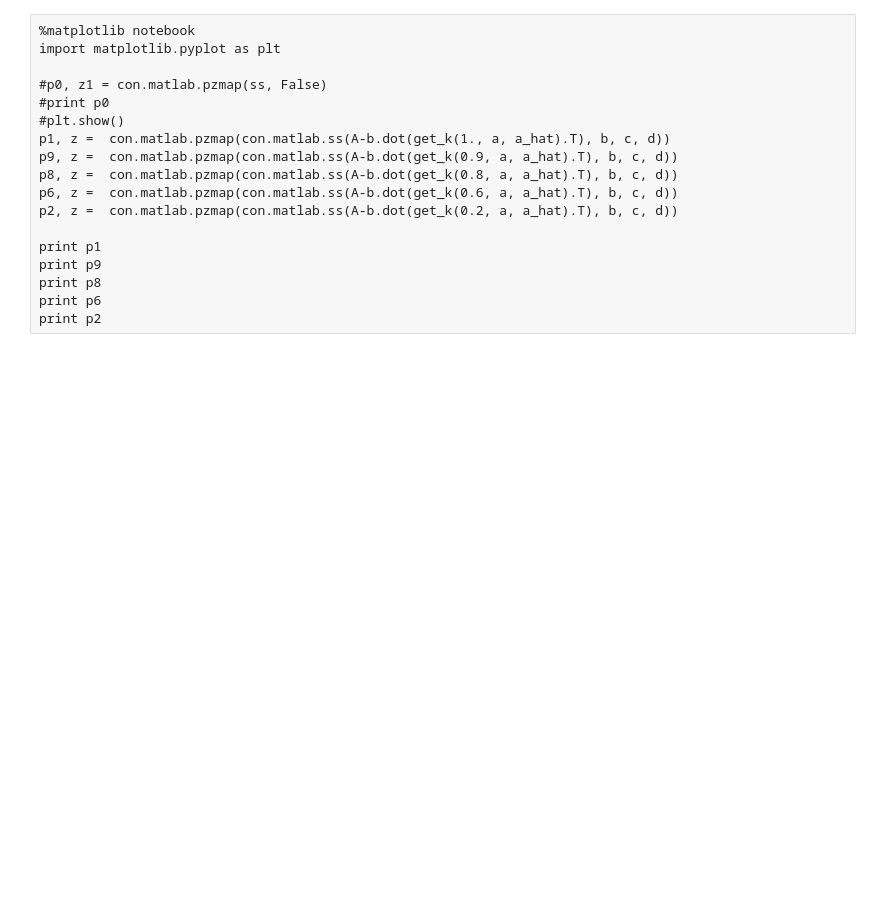
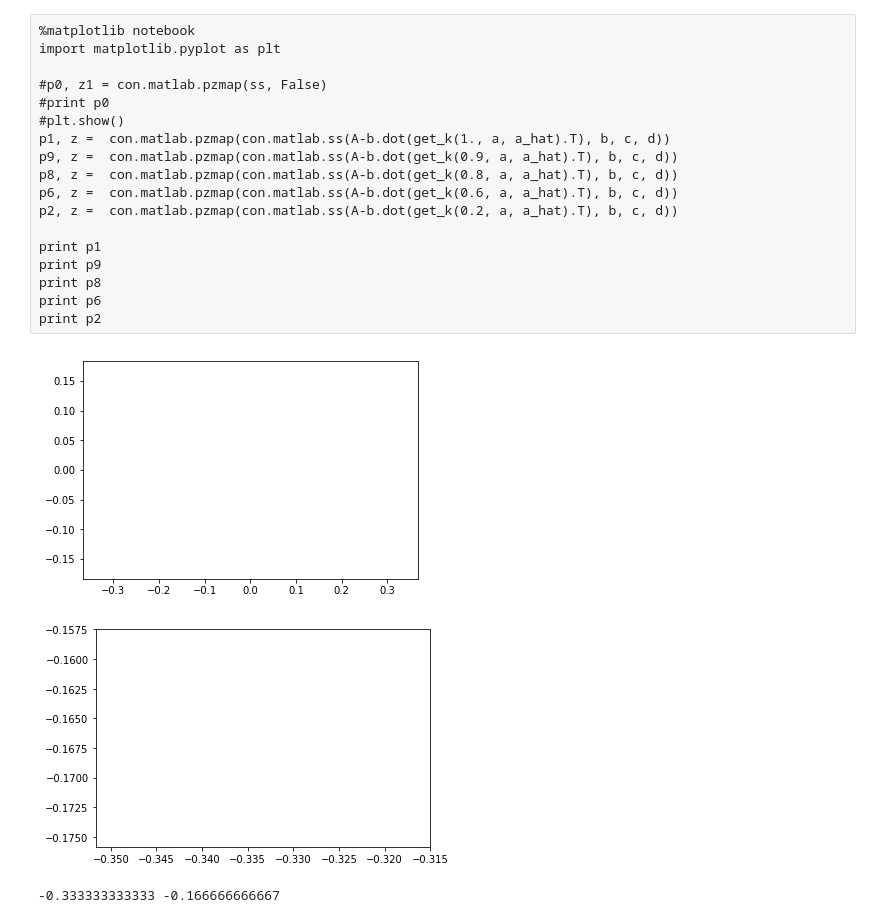
Before and after one commit to ipa-lth/jupyter_nb, a Jupyter notebook: optimization/2010-Dissertation-Dilyana_Yankulova-cvxpy.ipynb, the cells around one changed output. Drawn from its saved outputs; the diff is of its cells as text; code cells hidden in the pictures; blank space fills up the shorter version.

```diff
--- a/optimization/2010-Dissertation-Dilyana_Yankulova-cvxpy.ipynb
+++ b/optimization/2010-Dissertation-Dilyana_Yankulova-cvxpy.ipynb
@@ -406,6 +457,25 @@ print p9
 print p8
 print p6
 print p2
+# %%
+def insideX0(x, X0):
+    pass
+#plt.plot([x for x in np.arange(-1, 1, 0.1)], 1+np.zeros((len(np.arange(-1, 1, 0.1)), 1)))
+for x0 in X0:
+    for x1 in X0:
+        plt.plot(x0[0,:], x1[1,:], 'k-')
+
+#plt.plot(X0[0][0,:], X0[2][1,:], 'k-')
+
+plt.show()
+plt.plot([X0[0][0,:].item(0)], [X0[1][1,:].item(0)], 'k-')
+plt.show()
+
+print X0[0][0,:].item(0), X0[1][1,:].item(0)
+# %% [output]
+[figure, added]
+[figure, added]
+-0.333333333333 -0.166666666667
 # %%
 from scipy.optimize import minimize
 last_p = p_init
```
Also changed, not shown: parts of 9 cells of this notebook, 1 other file.
